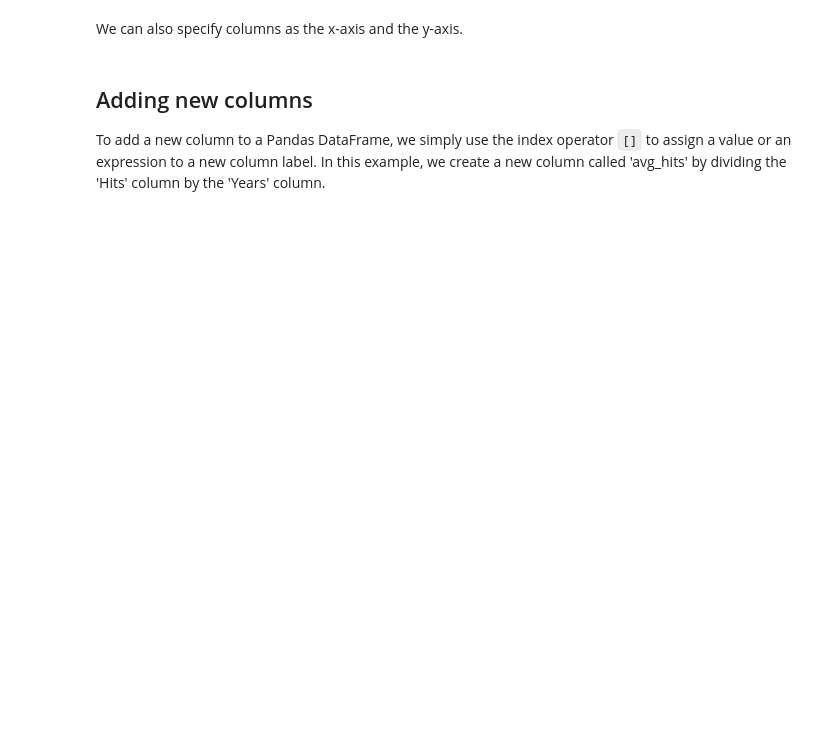
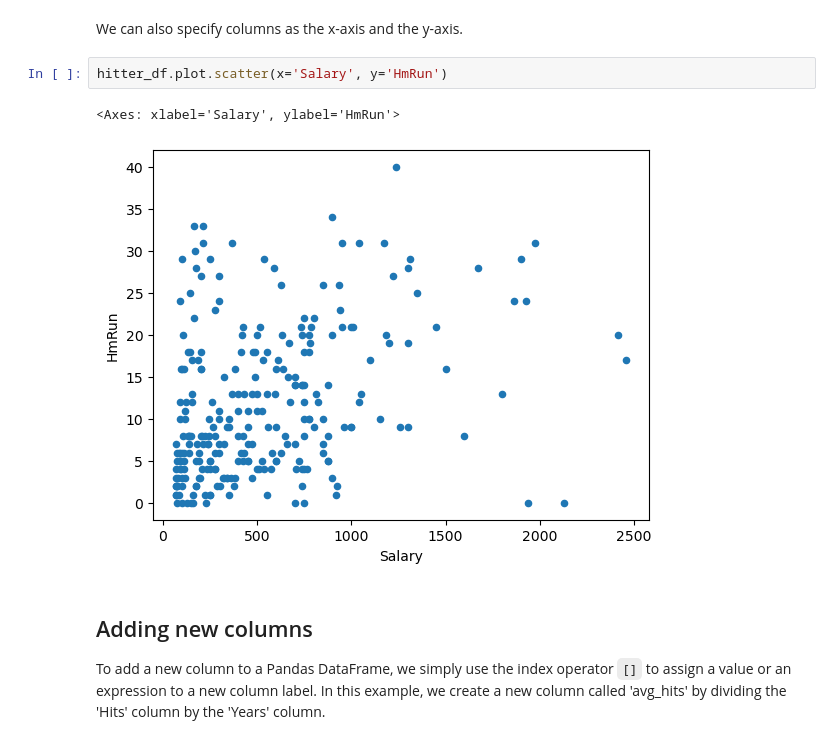
Before and after one commit to pabair/ml-kurs-ws24, a Jupyter notebook: 0_Pandas_Intro.ipynb, the cells around one changed output. Saved outputs shown, nothing was run; the diff lists cells and outputs as text; blank space fills up the shorter version.

```diff
--- a/0_Pandas_Intro.ipynb
+++ b/0_Pandas_Intro.ipynb
@@ -63,5 +302,10 @@ The chart is inconsistent and contains gaps because there are `NaN` values in th
 # %% [markdown]
 We can also specify columns as the x-axis and the y-axis.
+# %%
+hitter_df.plot.scatter(x='Salary', y='HmRun')
+# %% [output]
+<Axes: xlabel='Salary', ylabel='HmRun'>
+[figure, added]
 # %% [markdown]
 ## Adding new columns
 To add a new column to a Pandas DataFrame, we simply use the index operator `[]` to assign a value or an expression to a new column label. In this example, we create a new column called 'avg_hits' by dividing the 'Hits' column by the 'Years' column.
```
Also changed, not shown: parts of 34 cells of this notebook.
